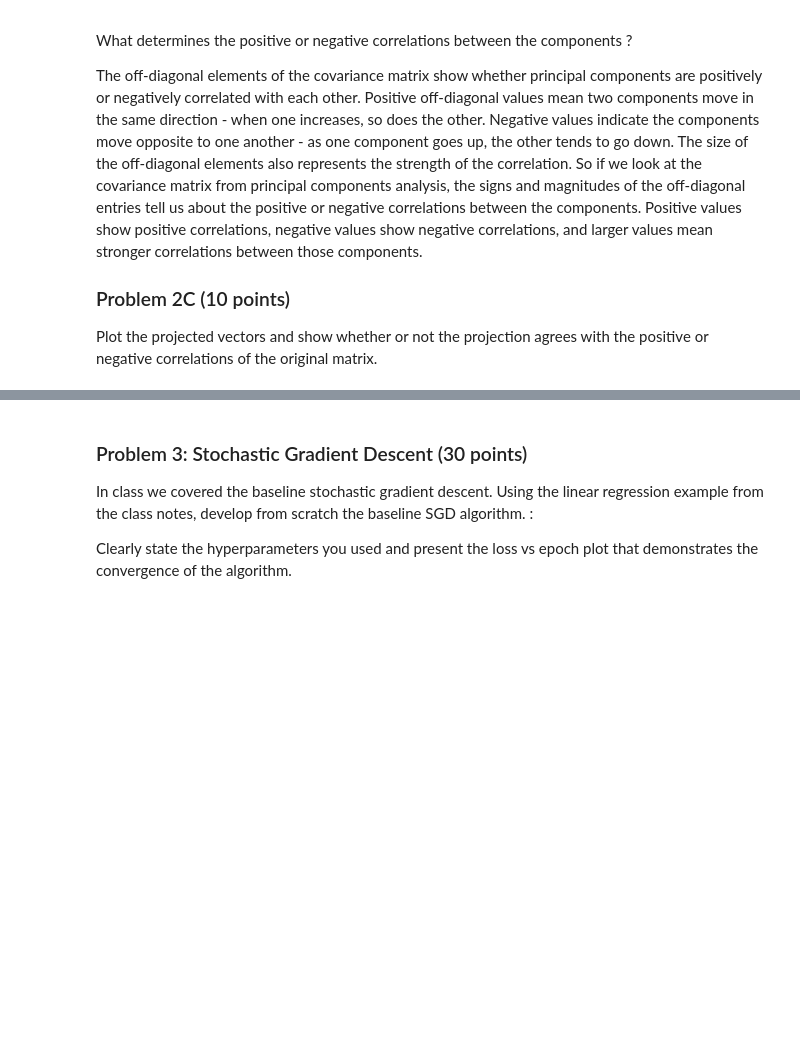
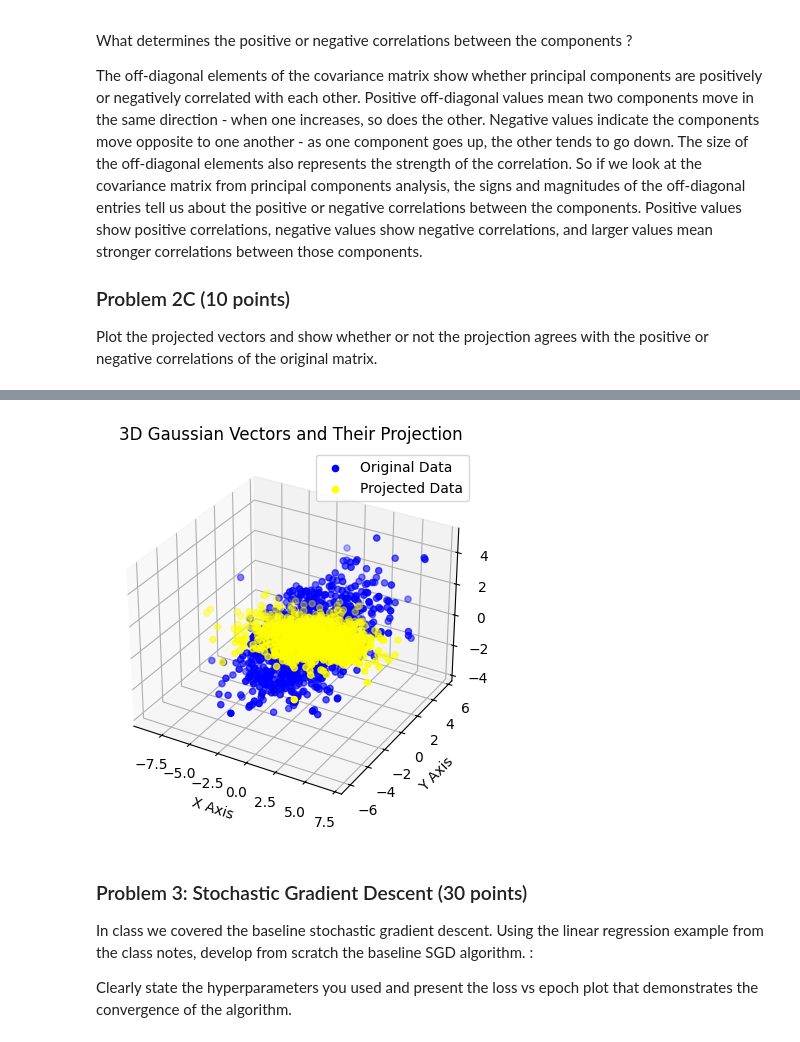
Before and after one commit to jeetpatel31/cs370-assignments, a Jupyter notebook: assignment 1 part 1/index.ipynb, the cells around one changed output, grey strips where cells are left out. Saved outputs shown, nothing was run; the diff lists cells and outputs as text; code cells hidden in the pictures; blank space fills up the shorter version.

```diff
--- a/assignment 1 part 1/index.ipynb
+++ b/assignment 1 part 1/index.ipynb
@@ -105,3 +79,36 @@ for n in sample_sizes:
+# %%
+import numpy as np
+import matplotlib.pyplot as plt
+from mpl_toolkits.mplot3d import Axes3D
+
+sample_size = 1000
+cov = np.array([[4, 2, 1], [2, 3, 1.5], [1, 1.5, 2]])
+mean = np.zeros(3)
+
+gaussian_data = np.random.multivariate_normal(mean, cov, sample_size)
+
+U, S, Vt = np.linalg.svd(cov)
+principal_component_1 = U[:, 0]
+principal_component_2 = U[:, 1]
+
+projection = np.dot(gaussian_data, np.array([principal_component_1, principal_component_2]).T)
+
+fig = plt.figure()
+axis = fig.add_subplot(111, projection='3d')
+
+axis.scatter(gaussian_data[:, 0], gaussian_data[:, 1], gaussian_data[:, 2], c='blue', marker='o', label='Original Data')
+axis.scatter(projection[:, 0], projection[:, 1], np.zeros(sample_size), c='yellow', marker='o', label='Projected Data')
+
+axis.set_title('3D Gaussian Vectors and Their Projection')
+axis.set_xlabel('X Axis')
+axis.set_ylabel('Y Axis')
+axis.set_zlabel('Z Axis')
+axis.legend()
+
+plt.savefig('plot.png')
+plt.show()
+# %% [output]
+[figure, added]
 # %% [markdown]
 ### Problem 3: Stochastic Gradient Descent (30 points)
 
```
Also changed, not shown: parts of 3 cells of this notebook, 2 other files.
